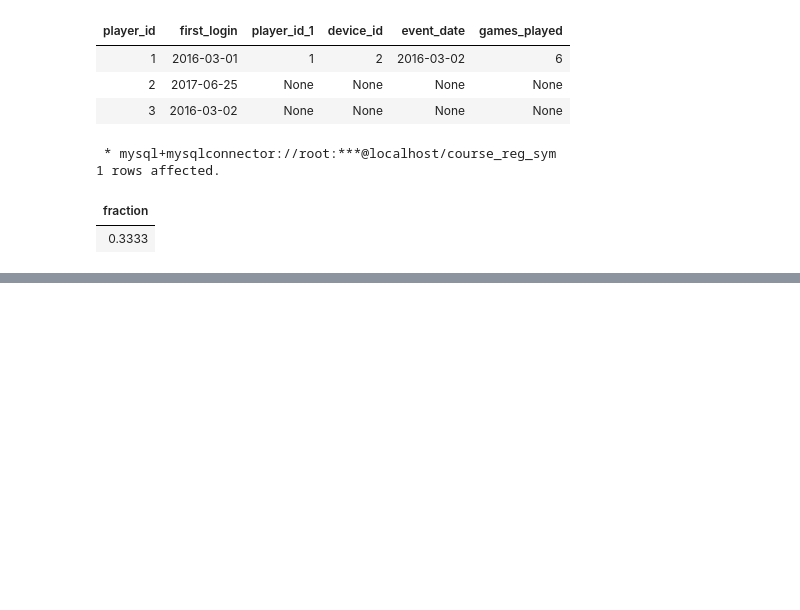
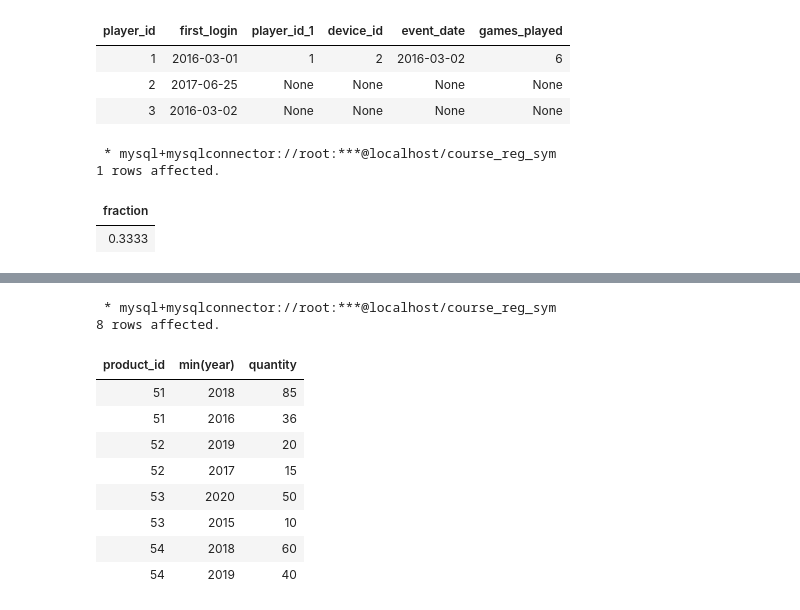
Before and after one commit to Surendar3899/MyStudy, a Jupyter notebook: jupyter_notebooks/practice.ipynb, the cells around one changed output, grey strips where cells are left out. Saved outputs shown, nothing was run; the diff lists cells and outputs as text; code cells hidden in the pictures; blank space fills up the shorter version.

```diff
--- a/jupyter_notebooks/practice.ipynb
+++ b/jupyter_notebooks/practice.ipynb
@@ -411,5 +449,18 @@ LEFT JOIN
 # %%
 %%sql
+select product_id,min(year),quantity from Sales group by product_id,quantity;
+# %% [output]
+ * mysql+mysqlconnector://root:***@localhost/course_reg_sym
+8 rows affected.
+| product_id | min(year) | quantity |
+| 51 | 2018 | 85 |
+| 51 | 2016 | 36 |
+| 52 | 2019 | 20 |
+| 52 | 2017 | 15 |
+| 53 | 2020 | 50 |
+| 53 | 2015 | 10 |
+| 54 | 2018 | 60 |
+| 54 | 2019 | 40 |
 # %%
 %%sql
 # %%
```
Also changed, not shown: parts of 3 cells of this notebook, 39 other files.
